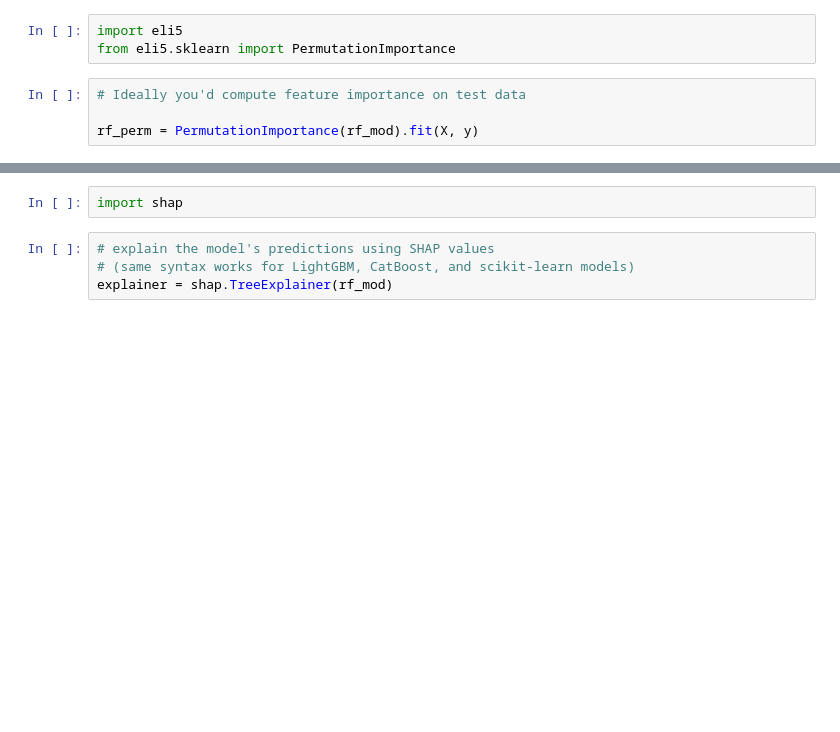
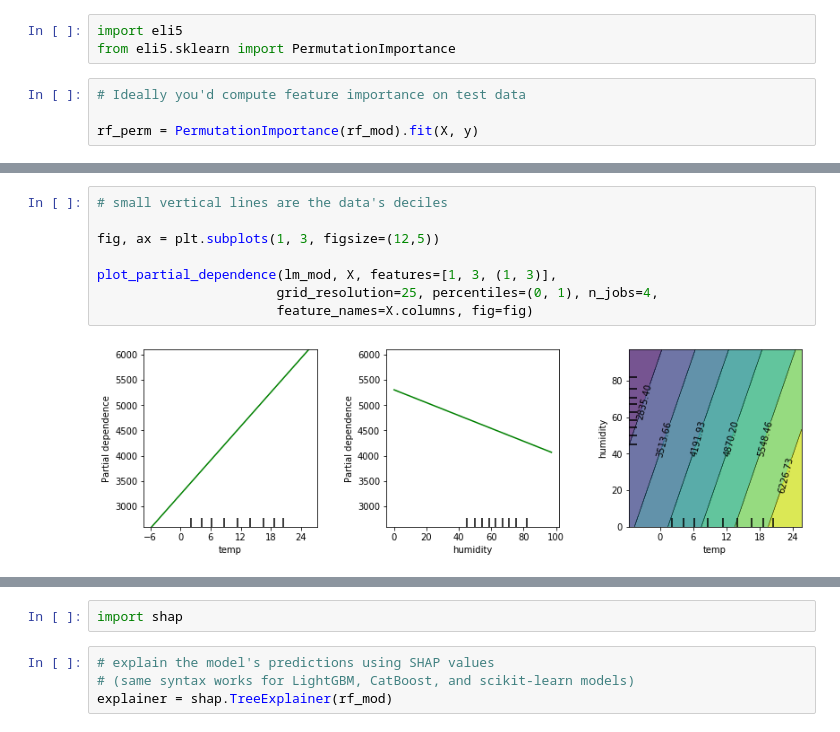
Before and after one commit to AlexEngelhardt/talk-iml, a Jupyter notebook: talk.ipynb, the cells around one changed output, grey strips where cells are left out. Cells and saved outputs as stored; diff of their text form; blank space fills up the shorter version.

```diff
--- a/talk.ipynb
+++ b/talk.ipynb
@@ -309,0 +303,10 @@ eli5.show_weights(rf_perm,
+# %%
+# small vertical lines are the data's deciles
+
+fig, ax = plt.subplots(1, 3, figsize=(12,5))
+
+plot_partial_dependence(lm_mod, X, features=[1, 3, (1, 3)],
+                       grid_resolution=25, percentiles=(0, 1), n_jobs=4,
+                       feature_names=X.columns, fig=fig)
+# %% [output]
+[figure, added]
```
Also changed, not shown: parts of 42 cells of this notebook.
